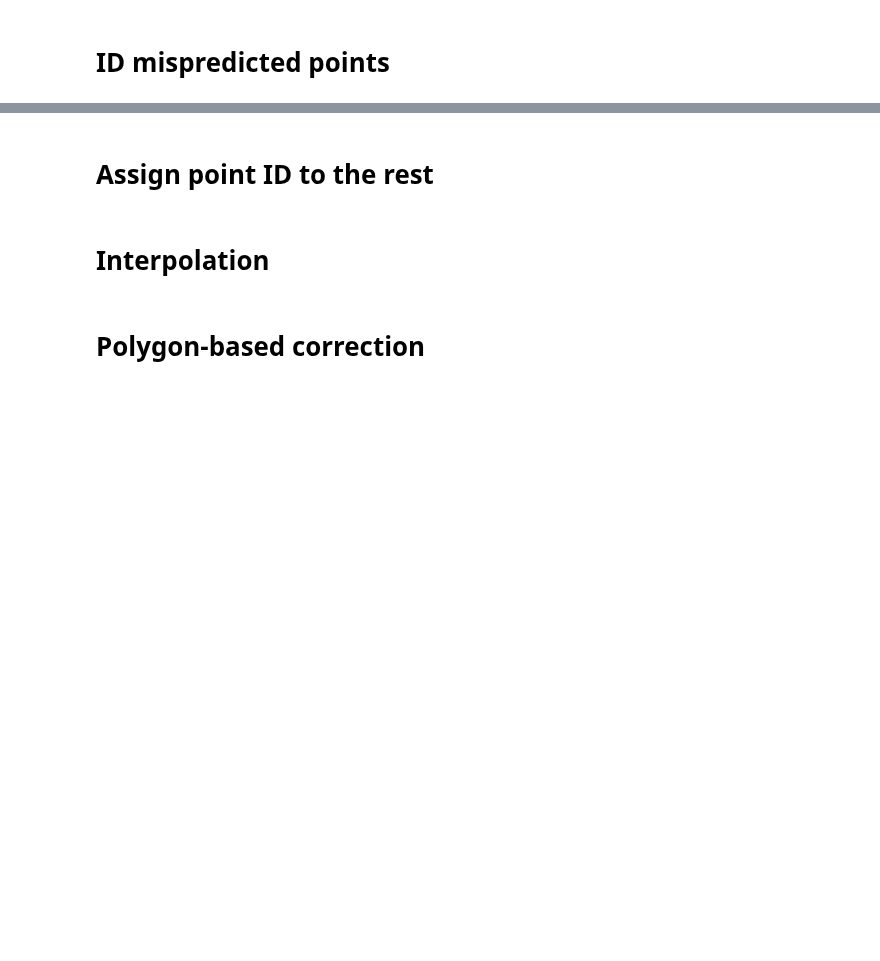
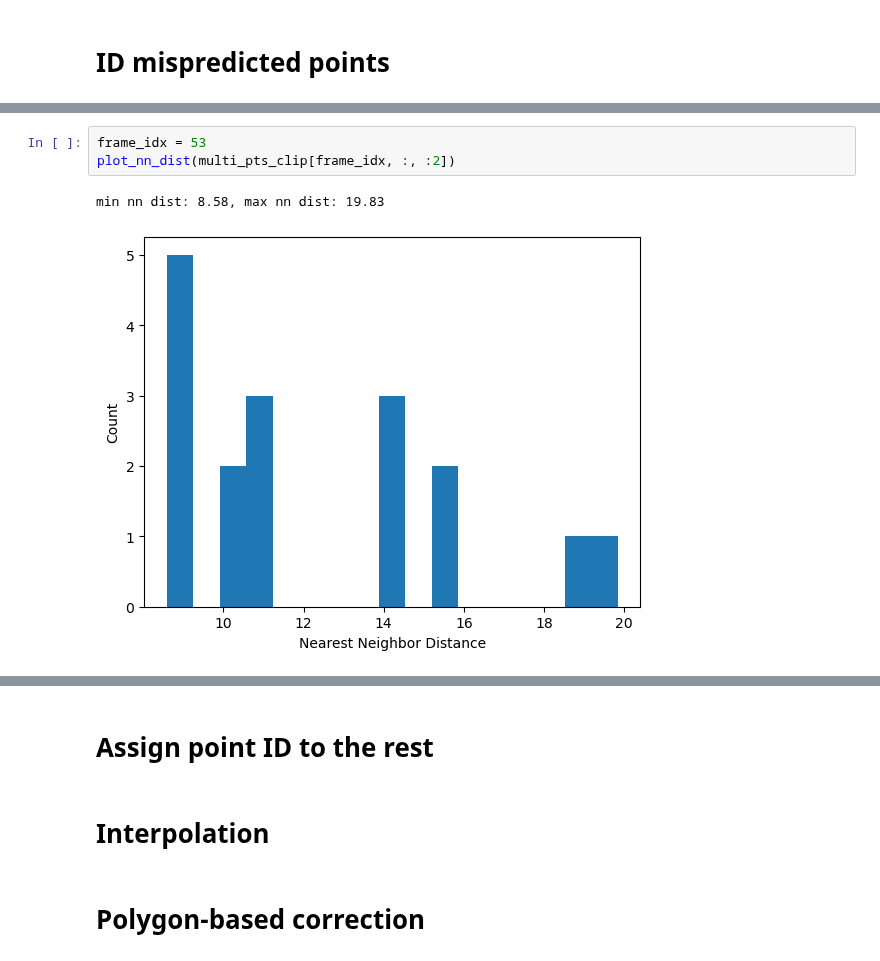
Before and after one commit to mingxiaowei/jelly-sleap, a Jupyter notebook: sleap/jelly/notebook/manual_correction.ipynb, the cells around one changed output, grey strips where cells are left out. Cells and saved outputs as stored; diff of their text form; blank space fills up the shorter version.

```diff
--- a/sleap/jelly/notebook/manual_correction.ipynb
+++ b/sleap/jelly/notebook/manual_correction.ipynb
@@ -31,0 +76,6 @@ GPUs: 2/2 available
+# %%
+frame_idx = 53
+plot_nn_dist(multi_pts_clip[frame_idx, :, :2])
+# %% [output]
+min nn dist: 8.58, max nn dist: 19.83
+[figure, added]
```
Also changed, not shown: parts of 8 cells of this notebook, 4 other files.
